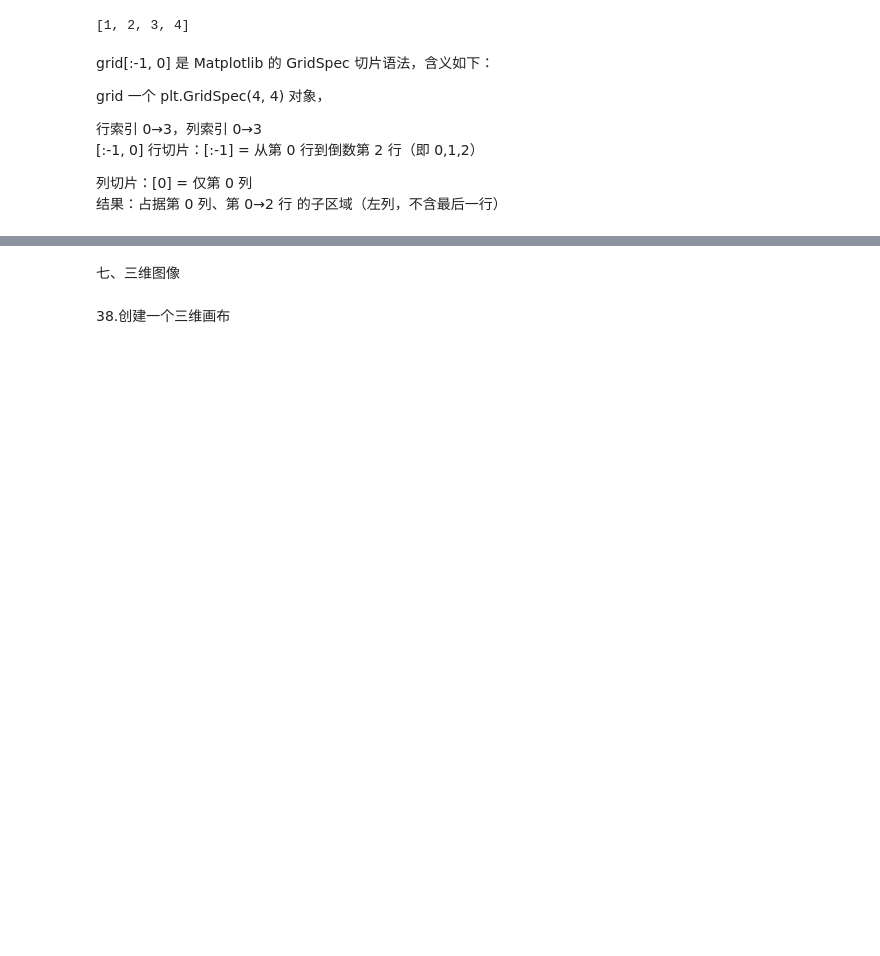
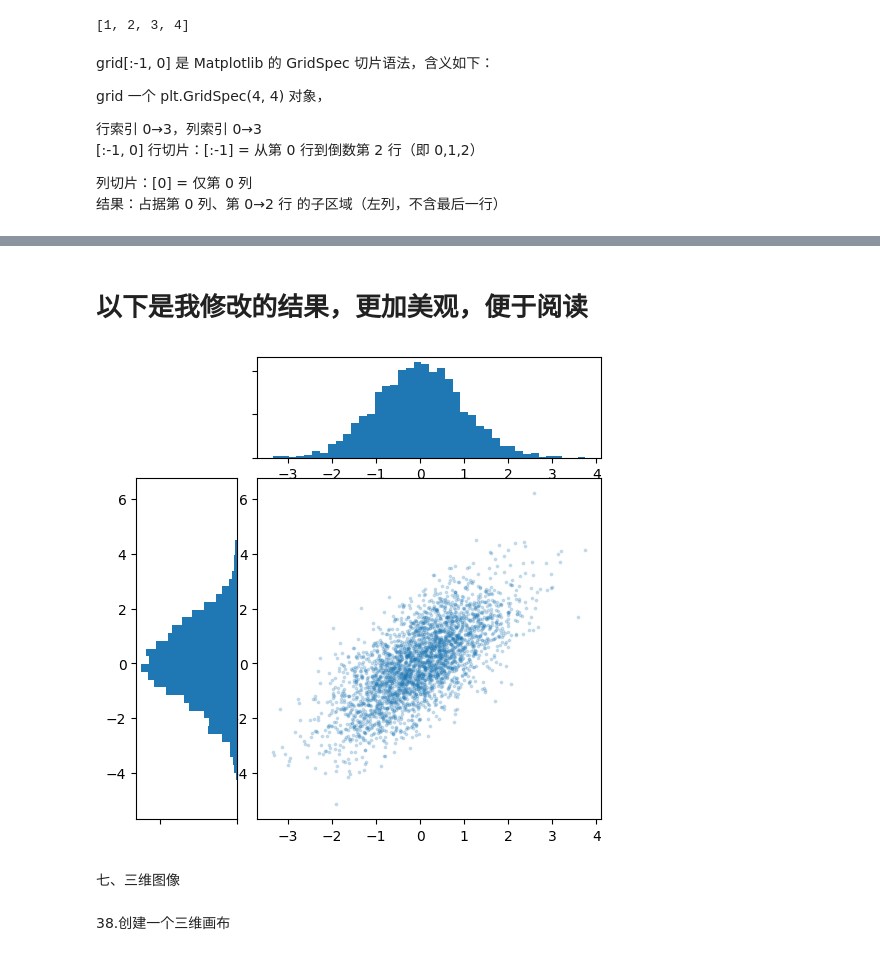
Before and after one commit to bioinfo-gao/GZ_Projects_2026H1, a Jupyter notebook: Utilities/Python_tested_in_python3.10/10.Plotting/1_matplotlib_tutorial.ipynb, the cells around one changed output, grey strips where cells are left out. Saved outputs shown, nothing was run; the diff lists cells and outputs as text; code cells hidden in the pictures; blank space fills up the shorter version.

```diff
--- a/Utilities/Python_tested_in_python3.10/10.Plotting/1_matplotlib_tutorial.ipynb
+++ b/Utilities/Python_tested_in_python3.10/10.Plotting/1_matplotlib_tutorial.ipynb
@@ -1097,3 +1458,43 @@ plt.show()
+# %% [markdown]
+# 以下是我修改的结果，更加美观，便于阅读
+# %%
+# 生成二维正态样本（均值 [0,0]，协方差 [[1,1],[1,2]]，3000 点）
+mean = [0, 0]
+cov = [[1, 1], [1, 2]]
+x, y = np.random.multivariate_normal(mean, cov, 3000).T
+
+# 创建 6×6 英寸画布
+fig = plt.figure(figsize=(6, 6)) # height 6 inch, NO relationship with the 4 grid AT ALL
+
+# 4×4 网格，横向/纵向间距 0.2
+grid = plt.GridSpec(4, 4, hspace=0.2, wspace=0.2)
+
+# 主散点图：占据 up-left 3×3 网格
+# main_ax = fig.add_subplot(grid[:-1, 1:])
+main_ax = fig.add_subplot(grid[1:, 1:])                                #         << =================================== 注意  ZG
+
+# 左侧 Y 直方图：占据左列 0，行 1-3（与主图共享 Y 轴）                         << =================================== 注意  ZG
+# y_hist = fig.add_subplot(grid[:-1, 0], xticklabels=[], sharey=main_ax)
+y_hist = fig.add_subplot(grid[1:, 0], xticklabels=[], sharey=main_ax)         ###
+
+# 底部 X 直方图：占据 top 行 0，列 1-3（与主图共享 X 轴）
+# x_hist = fig.add_subplot(grid[-1, 1:], yticklabels=[], sharex=main_ax)
+x_hist = fig.add_subplot(grid[0, 1:], yticklabels=[], sharex=main_ax)
+
+# 主图：散点（小点 + 半透明）
+main_ax.scatter(x, y, s=3, alpha=0.2)
+
+# 底部直方图：垂直方向，40 箱，填充式
+x_hist.hist(x, 40, histtype='stepfilled', orientation='vertical')
+# x_hist.invert_yaxis()   # 让直方图向下生长（不遮挡主图） <<<======================================= 注意  倒置 !       REMOVE THIS LINE / comment out
+
+# 左侧直方图：水平方向，40 箱，填充式
+y_hist.hist(y, 40, histtype='stepfilled', orientation='horizontal')
+y_hist.invert_xaxis()   # 让直方图向左生长（不遮挡主图） <<<==============================  注意  倒置 ! 朝向左
+
+plt.show()
+# %% [output]
+[figure, added]
 # %% [markdown]
 七、三维图像
 # %% [markdown]
```
Also changed, not shown: parts of 24 cells of this notebook, 1 other file.
